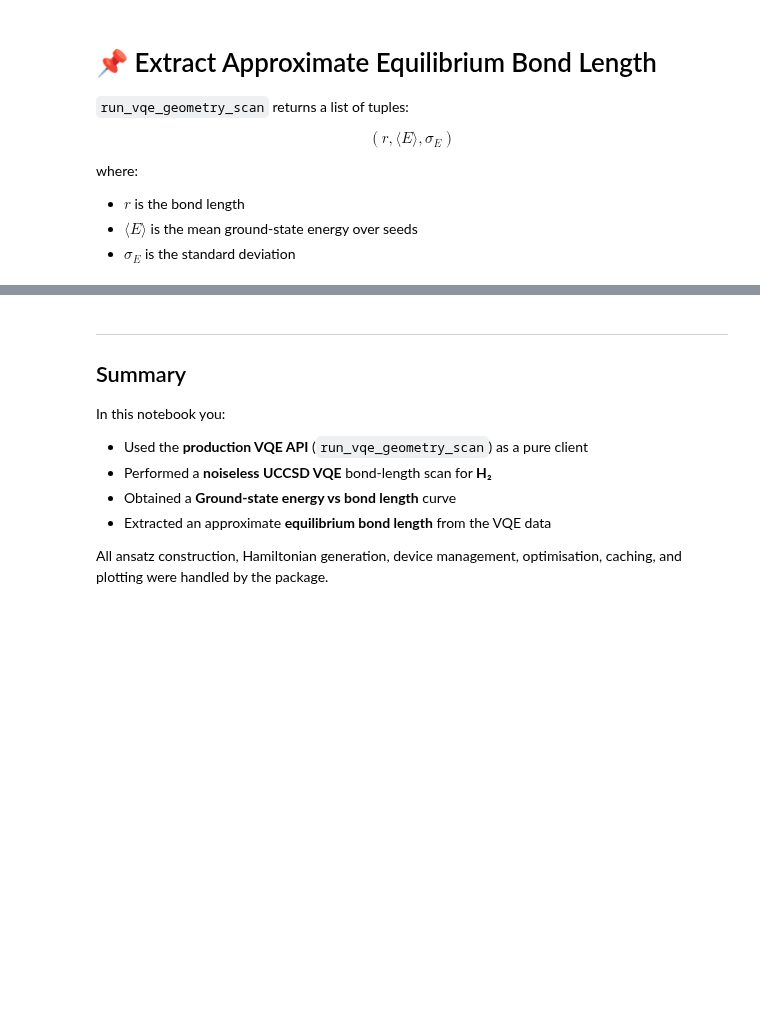
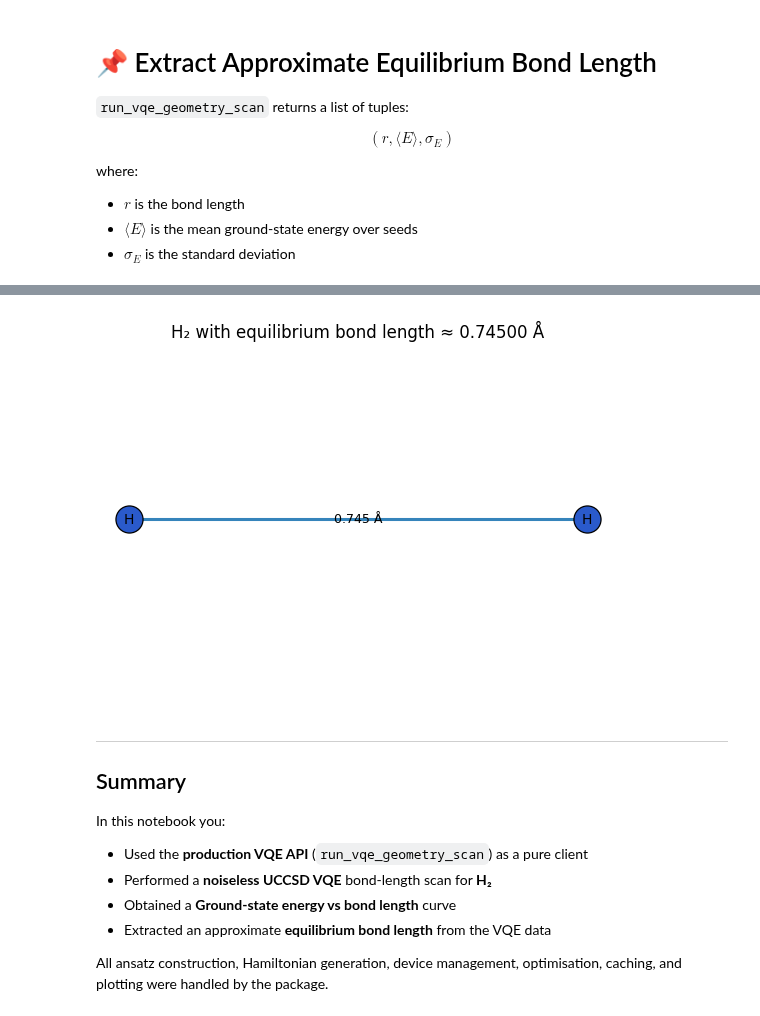
Before and after one commit to SidRichardsQuantum/Variational_Quantum_Eigensolver, a Jupyter notebook: notebooks/vqe/H2/Bond_Length.ipynb, the cells around one changed output, grey strips where cells are left out. Saved outputs shown, nothing was run; the diff lists cells and outputs as text; code cells hidden in the pictures; blank space fills up the shorter version.

Commit message:
added molecule visualisations

```diff
--- a/notebooks/vqe/H2/Bond_Length.ipynb
+++ b/notebooks/vqe/H2/Bond_Length.ipynb
@@ -134,4 +136,24 @@ Estimated equilibrium bond length (H–H): 0.745 Å
 Minimum VQE ground-state energy: -1.13710037 ± 0.00000000 Ha
+# %%
+symbols = ["H", "H"]
+
+coords = np.array([
+    [0.0, 0.0, 0.0],
+    [0.0, 0.0, r_opt],
+])
+
+plot_molecule(
+    symbols,
+    coords,
+    title=f"H₂ with equilibrium bond length ≈ {r_opt:.5f} Å",
+    bonds=[(0, 1)],
+    angles=[],
+    show_bond_lengths=True,
+    show_atom_indices=False,
+)
+plt.show()
+# %% [output]
+[figure, added]
 # %% [markdown]
 ---
 ## Summary
```
Also changed, not shown: parts of 3 cells of this notebook, 7 other files.
